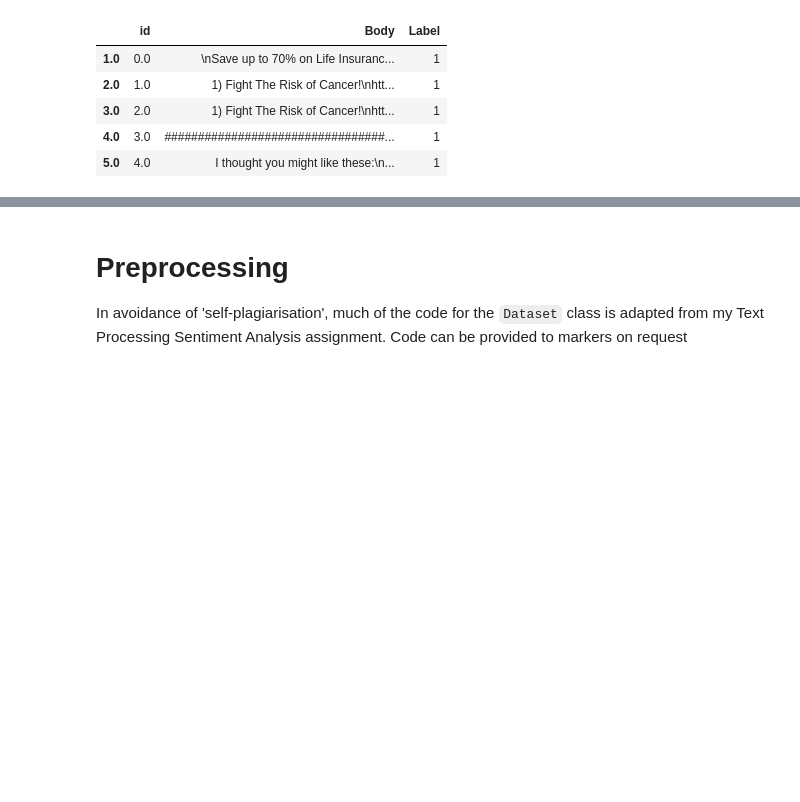
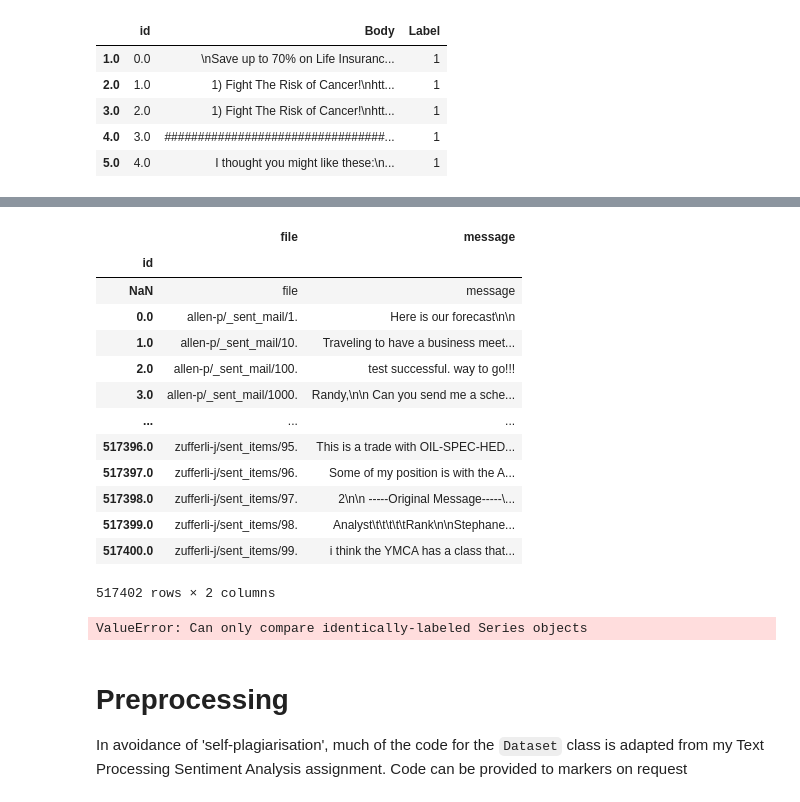
Before and after one commit to Twigonometry/Phishing-ML, a Jupyter notebook: classif.ipynb, the cells around one changed output, grey strips where cells are left out. Cells and saved outputs as stored; diff of their text form; code cells hidden in the pictures; blank space fills up the shorter version.

```diff
--- a/classif.ipynb
+++ b/classif.ipynb
@@ -113,0 +120,3 @@ gc.collect()
+# %%
+def load_processed_enron():
+    return pd.read_csv('./Processed-Datasets/Enron-Bodies/emails.csv', index_col=0, names=['id', 'file', 'message'])
@@ -113,0 +126,3 @@ gc.collect()
+# %%
+#comment if you're running enron for first time
+dfEnronFull = load_processed_enron()
@@ -113,0 +145,21 @@ gc.collect()
+# %%
+dfEnronFull
+# %% [output]
+|  | file | message |
+| id |  |  |
+| NaN | file | message |
+| 0.0 | allen-p/_sent_mail/1. | Here is our forecast\n\n |
+| 1.0 | allen-p/_sent_mail/10. | Traveling to have a business meet... |
+| 2.0 | allen-p/_sent_mail/100. | test successful. way to go!!! |
+| 3.0 | allen-p/_sent_mail/1000. | Randy,\n\n Can you send me a sche... |
+| ... | ... | ... |
+| 517396.0 | zufferli-j/sent_items/95. | This is a trade with OIL-SPEC-HED... |
+| 517397.0 | zufferli-j/sent_items/96. | Some of my position is with the A... |
+| 517398.0 | zufferli-j/sent_items/97. | 2\n\n -----Original Message-----\... |
+| 517399.0 | zufferli-j/sent_items/98. | Analyst\t\t\t\t\tRank\n\nStephane... |
+| 517400.0 | zufferli-j/sent_items/99. | i think the YMCA has a class that... |
+517402 rows × 2 columns
+# %%
+dfEnronFull[dfEnronFull['message'] == dfEnron['Body']]
+# %% [output]
+ValueError: Can only compare identically-labeled Series objects
```
Also changed, not shown: parts of 10 cells of this notebook.
